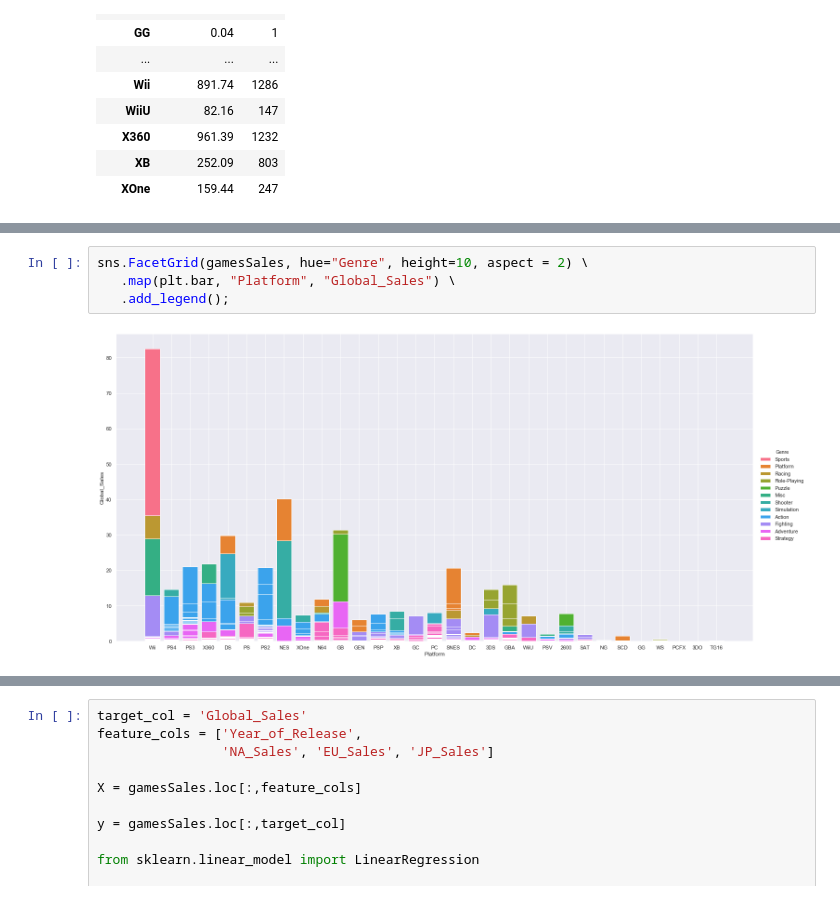
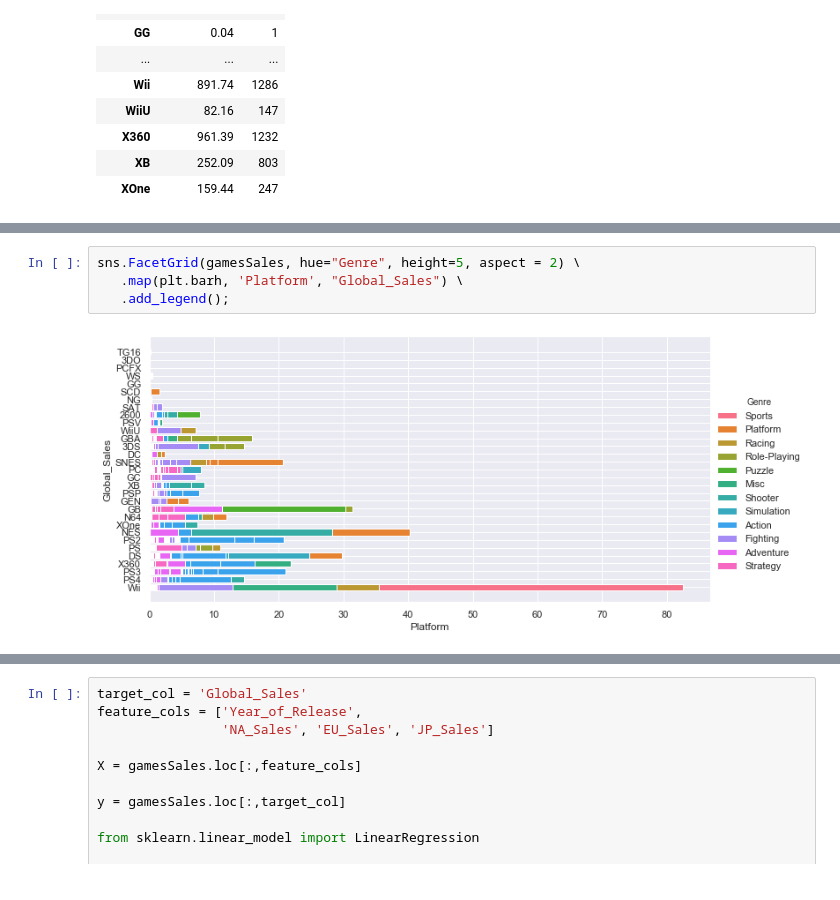
Before and after one commit to rejohnsonjr/Springboard_DS_Track, a Jupyter notebook: Games_Sales.ipynb, the cells around one changed output, grey strips where cells are left out. Cells and saved outputs as stored; diff of their text form.

Commit message:
V5 updated charts

```diff
--- a/Games_Sales.ipynb
+++ b/Games_Sales.ipynb
@@ -256,9 +273,9 @@ Name: Name, dtype: object
 # %%
-sns.FacetGrid(gamesSales, hue="Genre", height=10, aspect = 2) \
-   .map(plt.bar, "Platform", "Global_Sales") \
+sns.FacetGrid(gamesSales, hue="Genre", height=5, aspect = 2) \
+   .map(plt.barh, 'Platform', "Global_Sales") \
    .add_legend();
 # %% [output]
-[figure, old version]
+[figure, new version]
 # %%
 sns.catplot(x='Platform', y='Global_Sales',
             data=gamesSales,jitter='0.25', height= 5, aspect = 3);
```
Also changed, not shown: parts of 5 cells of this notebook.
